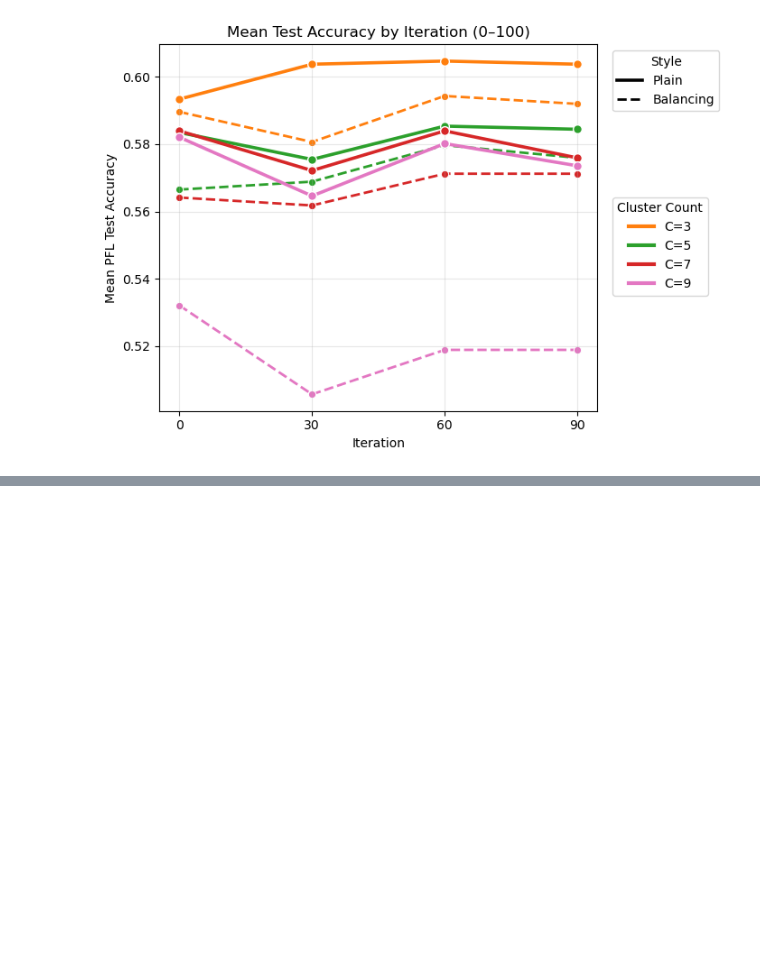
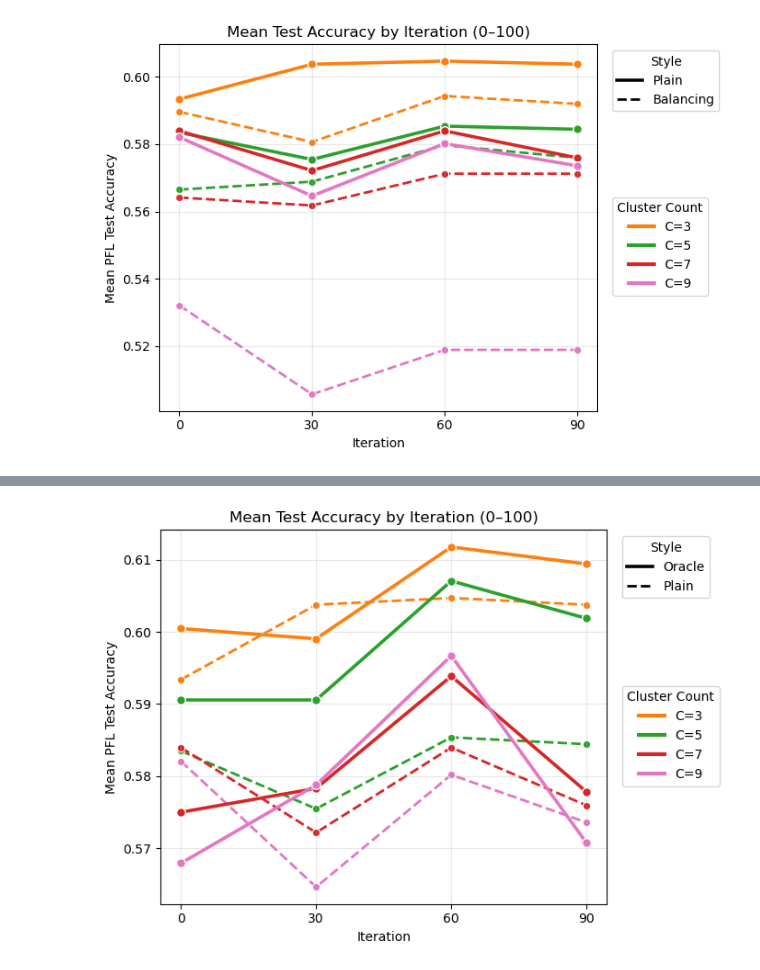
Before and after one commit to curisam/FL-LLM-Practice, a Jupyter notebook: exp_official/tldr/choice_qwen/pfl/tendency.ipynb, the cells around one changed output, grey strips where cells are left out. Saved outputs shown, nothing was run; the diff lists cells and outputs as text; code cells hidden in the pictures; blank space fills up the shorter version.

```diff
--- a/exp_official/tldr/choice_qwen/pfl/tendency.ipynb
+++ b/exp_official/tldr/choice_qwen/pfl/tendency.ipynb
@@ -267,0 +491,92 @@ plt.show()
+# %%
+import matplotlib.pyplot as plt
+from matplotlib.lines import Line2D
+
+# ----- Raw Data (no rounding) -----
+raw = {
+    "Oracle (C=3)":       {0: 0.6004716981132076, 10: 0.5995283018867924, 20: 0.5872641509433962, 30: 0.5990566037735849, 40: 0.6113207547169811, 50: 0.6127358490566038, 60: 0.6117924528301885, 70: 0.6179245283018868, 80: 0.6174528301886794, 90: 0.6094339622641509, 100: 0.6028301886792453},
+    "Oracle (C=5)":       {0: 0.590566037735849, 10: 0.5995283018867925, 20: 0.5957547169811319, 30: 0.5905660377358493, 40: 0.595754716981132, 50: 0.6113207547169812, 60: 0.6070754716981132, 70: 0.613679245283019, 80: 0.6061320754716982, 90: 0.6018867924528303, 100: 0.5981132075471697},
+    "Oracle (C=7)":       {0: 0.5750000000000001, 10: 0.5754716981132074, 20: 0.5849056603773585, 30: 0.5783018867924529, 40: 0.5764150943396227, 50: 0.5849056603773585, 60: 0.5938679245283017, 70: 0.5896226415094341, 80: 0.5844339622641509, 90: 0.5778301886792453, 100: 0.5811320754716981},
+    "Oracle (C=9)":       {0: 0.5679245283018867, 10: 0.5759433962264151, 20: 0.5863207547169811, 30: 0.5787735849056604, 40: 0.5778301886792452, 50: 0.5825471698113207, 60: 0.5966981132075473, 70: 0.5962264150943396, 80: 0.5754716981132076, 90: 0.570754716981132, 100: 0.5830188679245282},
+
+    "Plain (C=3)":       {0: 0.5933962264150942, 10: 0.6108490566037735, 20: 0.5957547169811319, 30: 0.6037735849056604, 40: 0.6018867924528299, 50: 0.5981132075471699, 60: 0.6047169811320754, 70: 0.6099056603773585, 80: 0.6084905660377355, 90: 0.6037735849056604, 100: 0.605188679245283},
+    "Plain (C=5)":       {0: 0.583490566037736, 10: 0.5783018867924528, 20: 0.5735849056603773, 30: 0.5754716981132075, 40: 0.5731132075471698, 50: 0.5797169811320755, 60: 0.5853773584905662, 70: 0.584433962264151, 80: 0.5915094339622643, 90: 0.5844339622641509, 100: 0.5839622641509434},
+    "Plain (C=7)":       {0: 0.5839622641509434, 10: 0.5641509433962264, 20: 0.555188679245283, 30: 0.5721698113207546, 40: 0.5589622641509433, 50: 0.5716981132075472, 60: 0.5839622641509434, 70: 0.585377358490566, 80: 0.5877358490566036, 90: 0.5759433962264152, 100: 0.5698113207547169},
+    "Plain (C=9)":       {0: 0.582075471698113, 10: 0.5693396226415096, 20: 0.5650943396226416, 30: 0.5646226415094339, 40: 0.5547169811320755, 50: 0.5716981132075473, 60: 0.5801886792452831, 70: 0.5773584905660376, 80: 0.5792452830188679, 90: 0.5735849056603775, 100: 0.5735849056603775},
+
+}
+
+# only 0, 30, 60, 90
+keep_steps = [0, 30, 60, 90]
+
+# Colors: C=3 orange, C=5 green, C=7 red
+color_map = {
+    3: "#ff7f0e",  # orange
+    5: "#2ca02c",  # green
+    7: "#d62728",  # red
+    9: "#e377c2",  # pink
+}
+
+fig, ax = plt.subplots(figsize=(9, 5))
+
+SHOW_VALUES = False  # <- 숫자 라벨 표시 여부
+
+# --- Plain (dashed)
+for name, d in raw.items():
+    if not name.startswith("Plain"):
+        continue
+    c_val = int(name.split("C=")[1].split(")")[0])
+    ys = [d[s] for s in keep_steps]
+    ax.plot(keep_steps, ys, linestyle="--", marker='o', linewidth=2,
+            color=color_map[c_val], zorder=1,
+            markeredgecolor="white", markeredgewidth=0.8, markersize=6,
+            label=name)
+    if SHOW_VALUES:
+        for x, y in zip(keep_steps, ys):
+            ax.annotate(f"{y:.4f}", (x, y), textcoords="offset points",
+                        xytext=(0, 8), ha='center', fontsize=9, color=color_map[c_val])
+
+# --- Oracle (solid)
+for name, d in raw.items():
+    if not name.startswith("Oracle"):
+        continue
+    c_val = int(name.split("C=")[1].split(")")[0])
+    ys = [d[s] for s in keep_steps]
+    ax.plot(keep_steps, ys, linestyle="-", marker='o', linewidth=2.6,
+            color=color_map[c_val], zorder=3,
+            markeredgecolor="white", markeredgewidth=1.0, markersize=7,
+            label=name)
+    if SHOW_VALUES:
+        for x, y in zip(keep_steps, ys):
+            ax.annotate(f"{y:.4f}", (x, y), textcoords="offset points",
+                        xytext=(0, -12), ha='center', fontsize=9, color=color_map[c_val])
+
+ax.set_title("Mean Test Accuracy by Iteration (0–100)")
+ax.set_xlabel("Iteration")
+ax.set_ylabel("Mean PFL Test Accuracy")
+ax.set_xticks(keep_steps)
+ax.grid(True, alpha=0.3)
+
+# Split legends
+style_handles = [
+    Line2D([0], [0], color="black", lw=2.6, linestyle="-",  label="Oracle"),
+    Line2D([0], [0], color="black", lw=2.0, linestyle="--", label="Plain"),
+]
+leg1 = ax.legend(handles=style_handles, title="Style",
+                 loc="upper left", bbox_to_anchor=(1.02, 1))
+ax.add_artist(leg1)
+
+color_handles = [
+    Line2D([0], [0], color=color_map[3],  lw=3, label="C=3"),
+    Line2D([0], [0], color=color_map[5],  lw=3, label="C=5"),
+    Line2D([0], [0], color=color_map[7],  lw=3, label="C=7"),
+    Line2D([0], [0], color=color_map[9],  lw=3, label="C=9"),
+]
+ax.legend(handles=color_handles, title="Cluster Count",
+          loc="upper left", bbox_to_anchor=(1.02, 0.6))
+
+fig.tight_layout(rect=[0, 0, 0.78, 1])
+plt.savefig("oracle_vs_plain_by_C_0_30_60_90_raw_4dp.png", dpi=200, bbox_inches='tight')
+plt.show()
+# %% [output]
+[figure, added]
```
Also changed, not shown: parts of 4 cells of this notebook, 35 other files.
